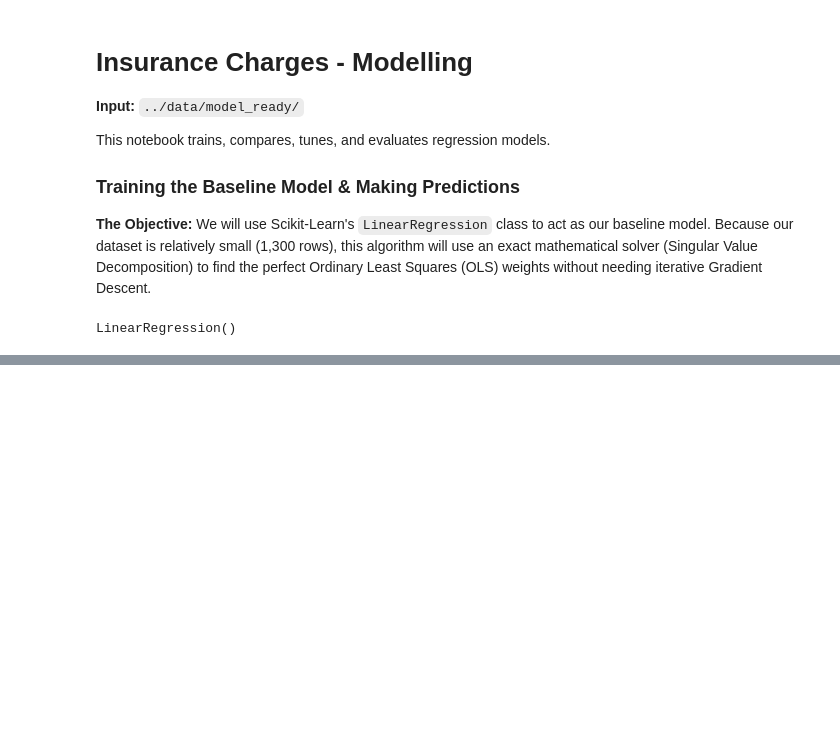
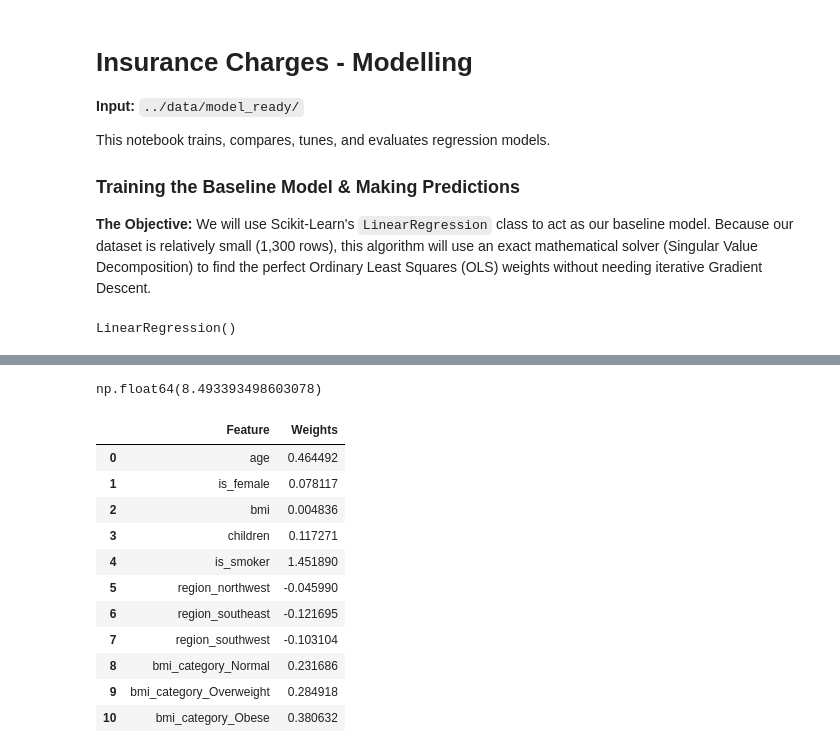
Before and after one commit to khushishahs02/exploratory-data-analysis, a Jupyter notebook: notebooks/03_Modeling.ipynb, the cells around one changed output, grey strips where cells are left out. Saved outputs shown, nothing was run; the diff lists cells and outputs as text; code cells hidden in the pictures; blank space fills up the shorter version.

```diff
--- a/notebooks/03_Modeling.ipynb
+++ b/notebooks/03_Modeling.ipynb
@@ -36,0 +86,25 @@ pred = model.predict(X_test)
+# %%
+model.intercept_#this stores the bias(the baseline hospital fee even if there is no age sex or smoking factor)
+# %% [output]
+np.float64(8.493393498603078)
+# %%
+weights = model.coef_#this attribute stores the weights
+features = X_train.columns
+coefficients_df = pd.DataFrame({
+    'Feature': features,
+    'Weights': weights
+})
+coefficients_df
+# %% [output]
+|  | Feature | Weights |
+| 0 | age | 0.464492 |
+| 1 | is_female | 0.078117 |
+| 2 | bmi | 0.004836 |
+| 3 | children | 0.117271 |
+| 4 | is_smoker | 1.451890 |
+| 5 | region_northwest | -0.045990 |
+| 6 | region_southeast | -0.121695 |
+| 7 | region_southwest | -0.103104 |
+| 8 | bmi_category_Normal | 0.231686 |
+| 9 | bmi_category_Overweight | 0.284918 |
+| 10 | bmi_category_Obese | 0.380632 |
```
Also changed, not shown: parts of 7 cells of this notebook.
